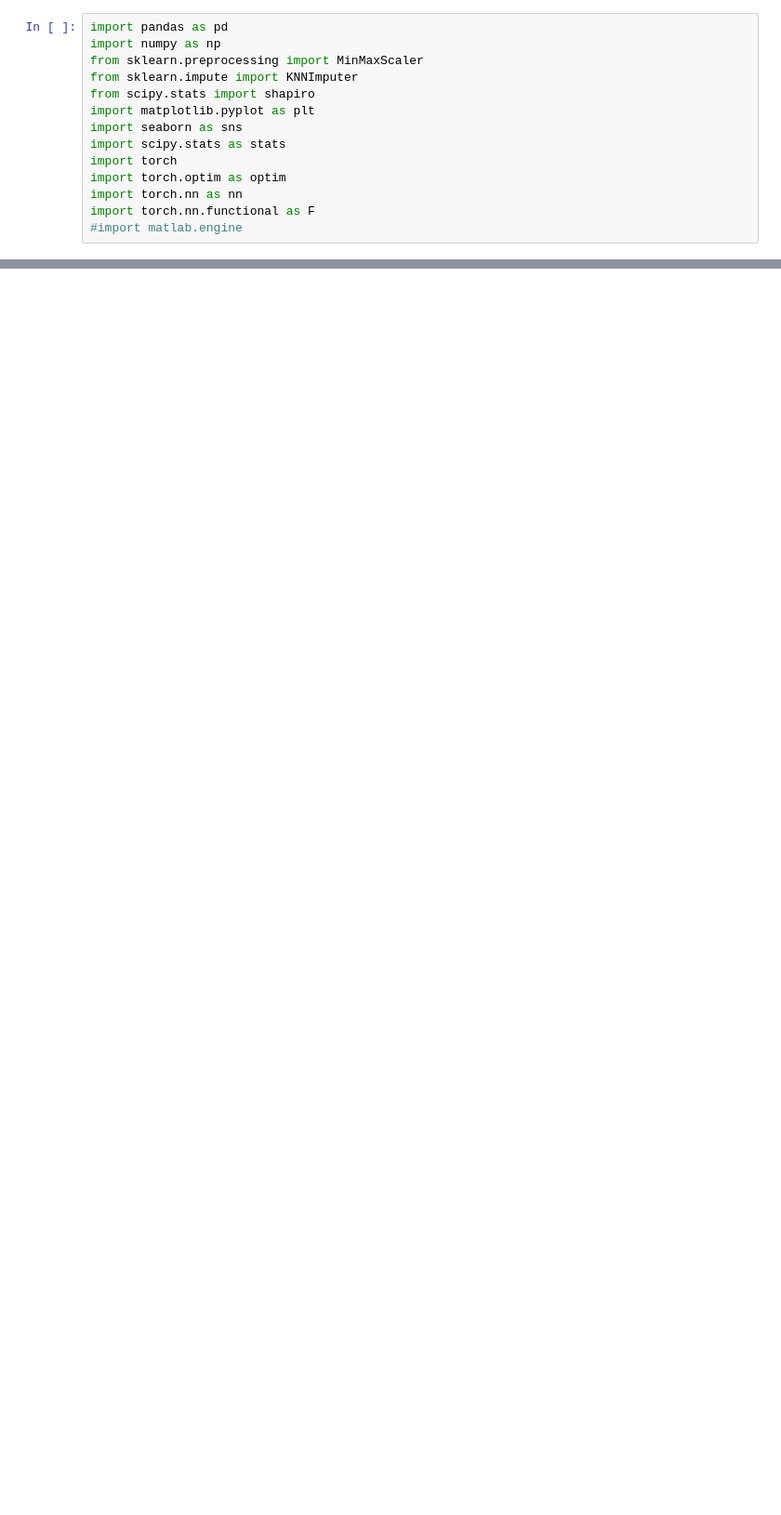
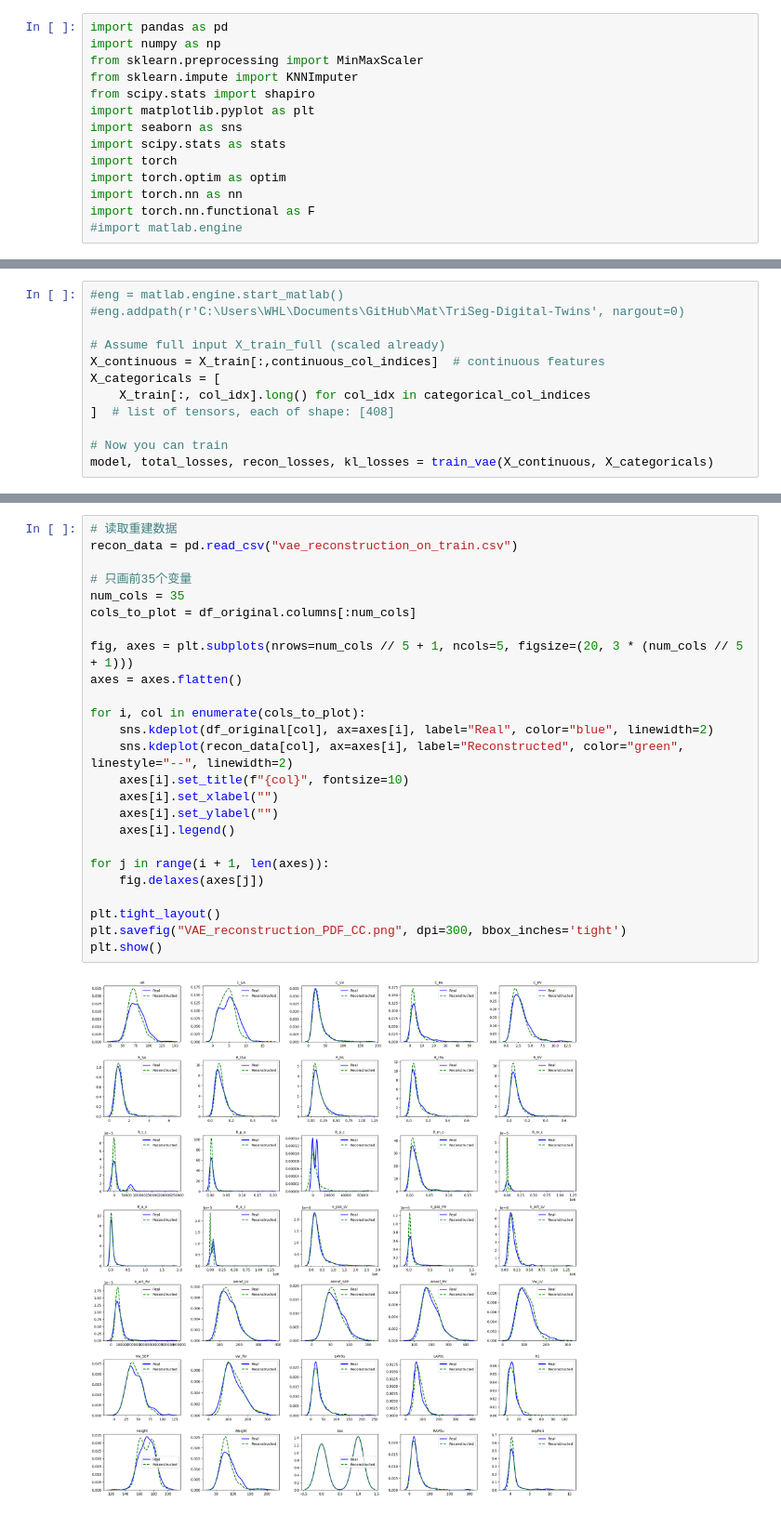
Before and after one commit to whl0809/Digital-twin-augmentation, a Jupyter notebook: Gen_DTv_cVAE.ipynb, the cells around one changed output, grey strips where cells are left out. Shown at 93% size. Saved outputs shown, nothing was run; the diff lists cells and outputs as text; blank space fills up the shorter version.

```diff
--- a/Gen_DTv_cVAE.ipynb
+++ b/Gen_DTv_cVAE.ipynb
@@ -76,0 +409,12 @@ if 'HYtype' in df.columns:
+# %%
+#eng = matlab.engine.start_matlab()
+#eng.addpath(r'C:\Users\WHL\Documents\GitHub\Mat\TriSeg-Digital-Twins', nargout=0)
+
+# Assume full input X_train_full (scaled already)
+X_continuous = X_train[:,continuous_col_indices]  # continuous features
+X_categoricals = [
+    X_train[:, col_idx].long() for col_idx in categorical_col_indices
+]  # list of tensors, each of shape: [408]
+
+# Now you can train
+model, total_losses, recon_losses, kl_losses = train_vae(X_continuous, X_categoricals)
@@ -76,0 +501,27 @@ if 'HYtype' in df.columns:
+# %%
+# 读取重建数据
+recon_data = pd.read_csv("vae_reconstruction_on_train.csv")
+
+# 只画前35个变量
+num_cols = 35
+cols_to_plot = df_original.columns[:num_cols]
+
+fig, axes = plt.subplots(nrows=num_cols // 5 + 1, ncols=5, figsize=(20, 3 * (num_cols // 5 + 1)))
+axes = axes.flatten()
+
+for i, col in enumerate(cols_to_plot):
+    sns.kdeplot(df_original[col], ax=axes[i], label="Real", color="blue", linewidth=2)
+    sns.kdeplot(recon_data[col], ax=axes[i], label="Reconstructed", color="green", linestyle="--", linewidth=2)
+    axes[i].set_title(f"{col}", fontsize=10)
+    axes[i].set_xlabel("")
+    axes[i].set_ylabel("")
+    axes[i].legend()
+
+for j in range(i + 1, len(axes)):
+    fig.delaxes(axes[j])
+
+plt.tight_layout()
+plt.savefig("VAE_reconstruction_PDF_CC.png", dpi=300, bbox_inches='tight')
+plt.show()
+# %% [output]
+[figure, added]
```
Also changed, not shown: parts of 10 cells of this notebook, 5 other files.
